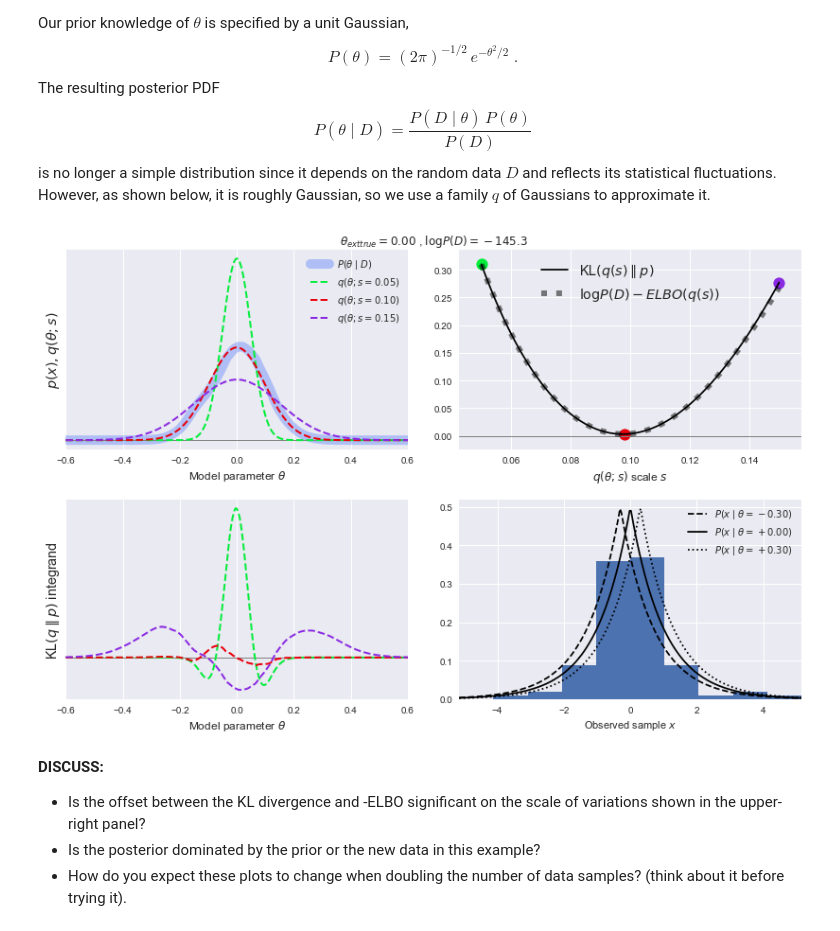
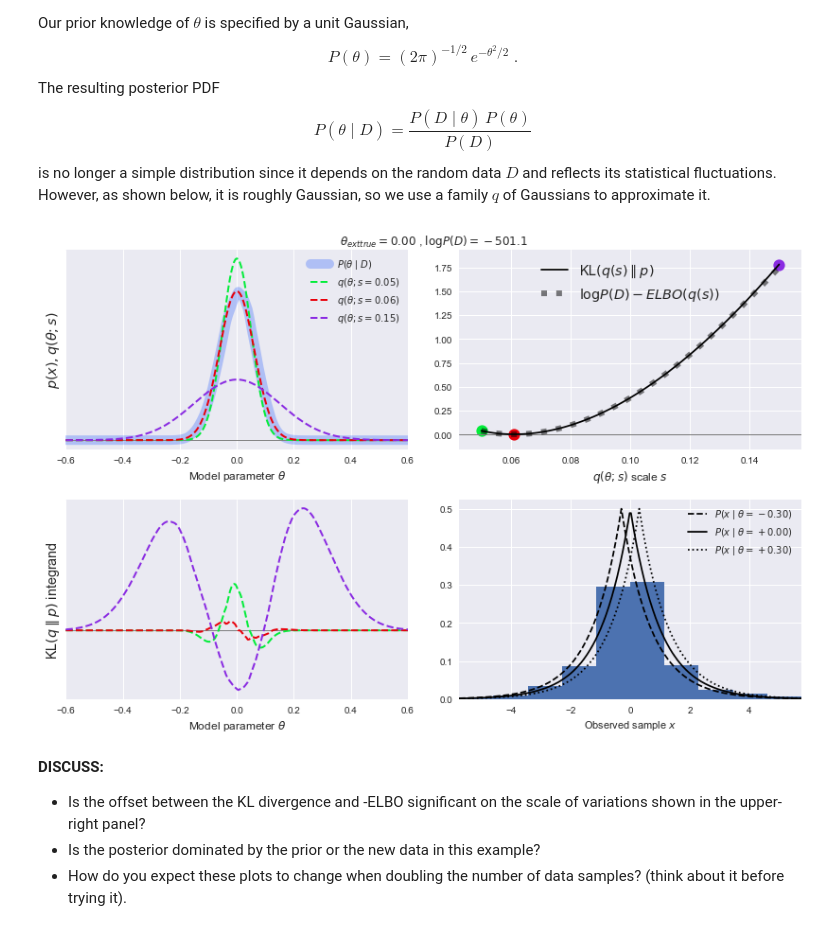
Before and after one commit to alexarmstrongvi/MachineLearningStatistics, a Jupyter notebook: notebooks/Variational.ipynb, the cells around one changed output. Drawn from its saved outputs; the diff is of its cells as text; code cells hidden in the pictures.

```diff
--- a/notebooks/Variational.ipynb
+++ b/notebooks/Variational.ipynb
@@ -280,9 +280,9 @@ $$
 is no longer a simple distribution since it depends on the random data $D$ and reflects its statistical fluctuations. However, as shown below, it is roughly Gaussian, so we use a family $q$ of Gaussians to approximate it.
 # %%
 plot_ELBO(q='norm', q_scale_range=[0.05, 0.15], likelihood='laplace', prior='norm',
-          theta_range=[-0.6, +0.6], n_data=100)
+          theta_range=[-0.6, +0.6], n_data=300)
 # %% [output]
-[figure, old version]
+[figure, new version]
 # %% [markdown]
 **DISCUSS:**
  - Is the offset between the KL divergence and -ELBO significant on the scale of variations shown in the upper-right panel?
```
Also changed, not shown: 2 other files.
